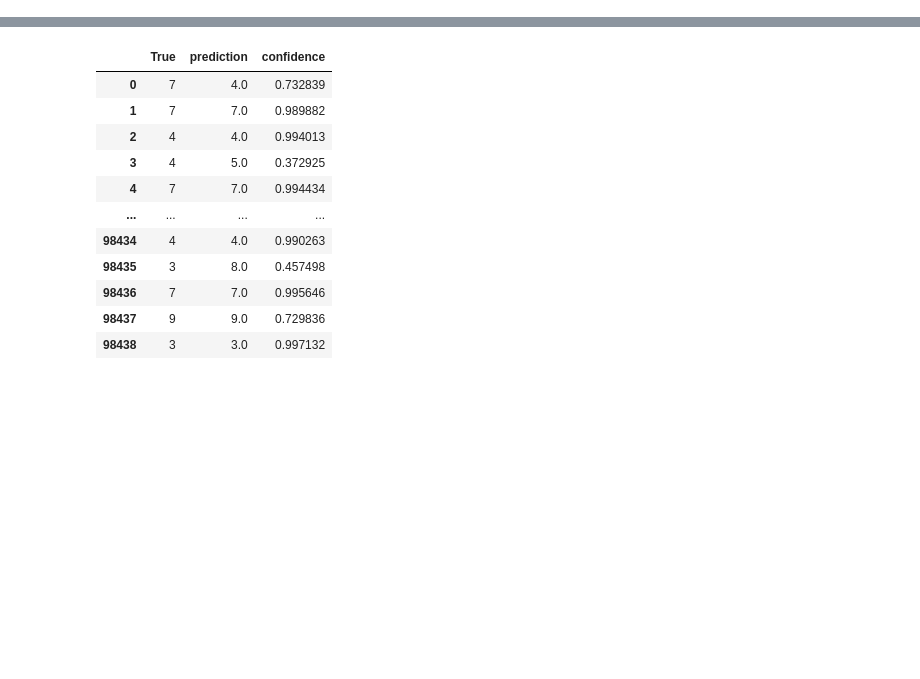
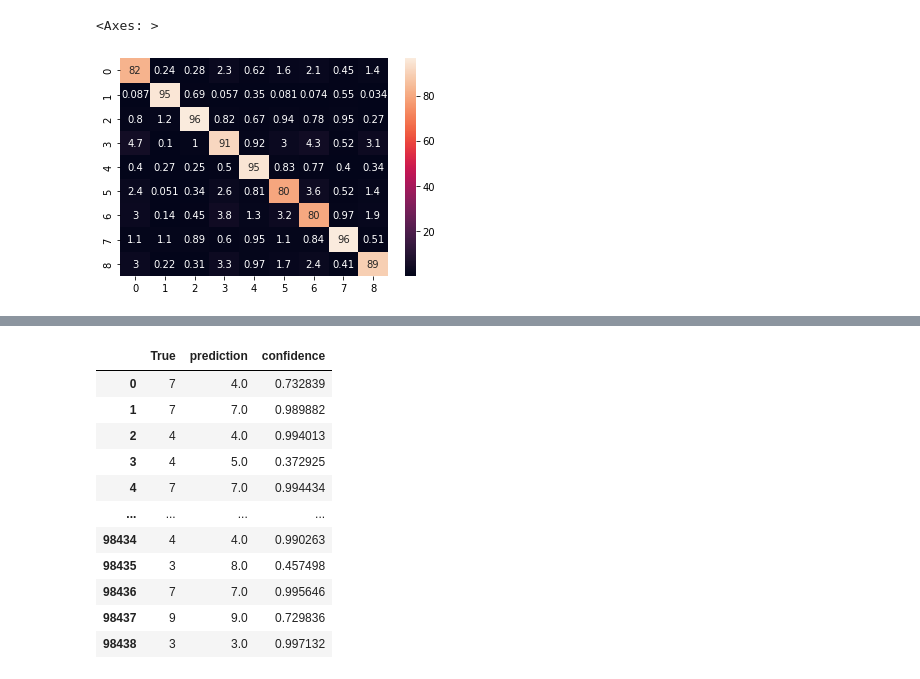
Before and after one commit to susiegriggo/Phynteny, a Jupyter notebook: scripts/kernel_threshold.ipynb, the cells around one changed output, grey strips where cells are left out. Cells and saved outputs as stored; diff of their text form; code cells hidden in the pictures; blank space fills up the shorter version.

```diff
--- a/scripts/kernel_threshold.ipynb
+++ b/scripts/kernel_threshold.ipynb
@@ -21,0 +21,17 @@ prediction = np.array([np.argmax(score) for idx, score in enumerate(scores)])
+# %%
+# use labels and predictions to make a joint distribution
+# Here the rows are the true labels and the columns are the predicted categories
+
+arr = np.zeros((len(categories) -1, len(categories) - 1))
+
+for i in range(len(label)):
+
+    arr[label[i] -1][prediction[i] -1] += 1
+# %%
+# rows sum to one in conf_mat
+# this here is the actual cofusion matrix
+conf_mat = arr*100/arr.sum(axis=1)
+sns.heatmap(conf_mat, annot=True)
+# %% [output]
+<Axes: >
+[figure, added]
```
Also changed, not shown: parts of 20 cells of this notebook, 3 other files.
